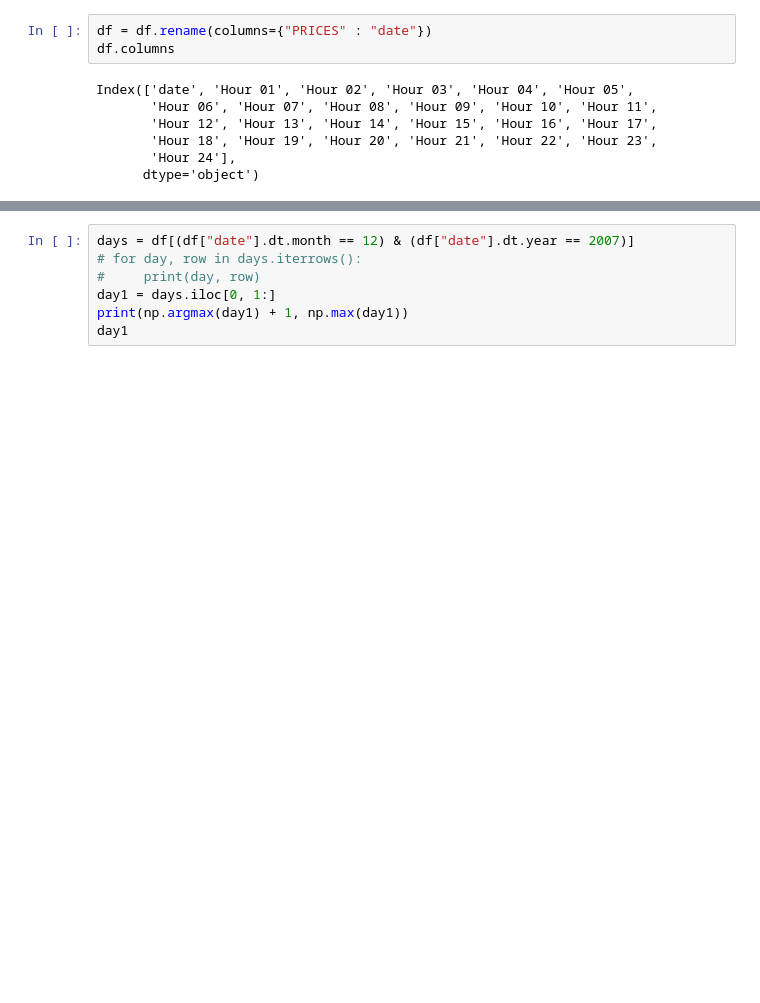
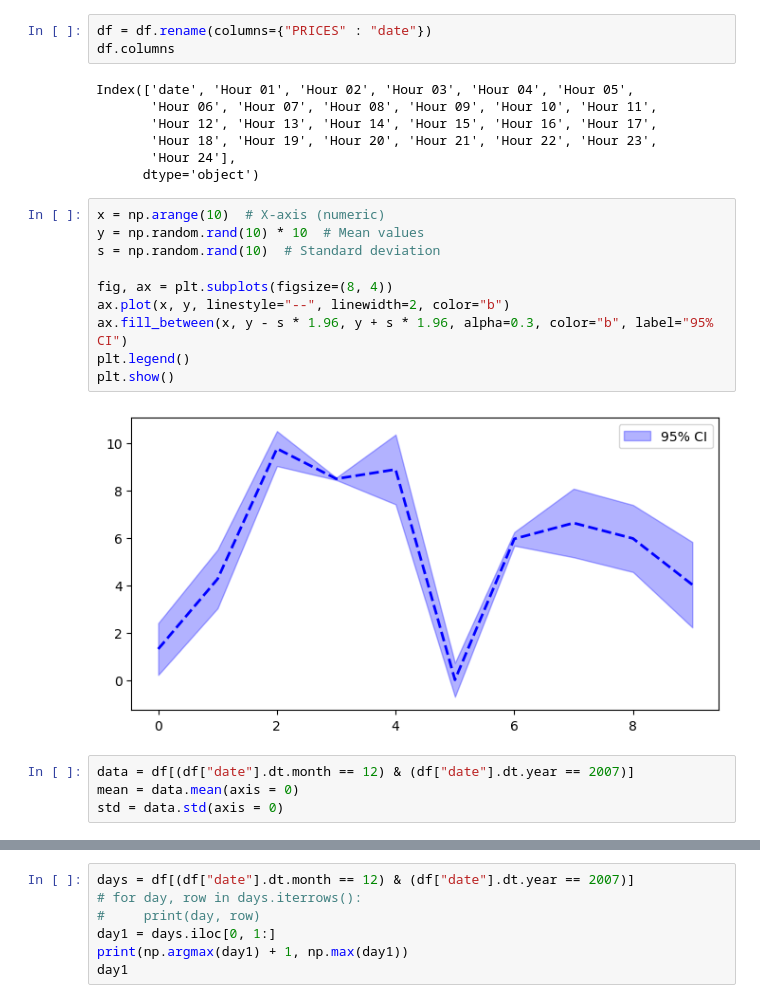
Before and after one commit to sebasaguerre/Electricity-Grid-Optimization-with-RL-, a Jupyter notebook: seb_heuristic_basic.ipynb, the cells around one changed output, grey strips where cells are left out. Cells and saved outputs as stored; diff of their text form; blank space fills up the shorter version.

```diff
--- a/seb_heuristic_basic.ipynb
+++ b/seb_heuristic_basic.ipynb
@@ -24,3 +25,19 @@ Index(['date', 'Hour 01', 'Hour 02', 'Hour 03', 'Hour 04', 'Hour 05',
        'Hour 18', 'Hour 19', 'Hour 20', 'Hour 21', 'Hour 22', 'Hour 23',
        'Hour 24'],
       dtype='object')
+# %%
+x = np.arange(10)  # X-axis (numeric)
+y = np.random.rand(10) * 10  # Mean values
+s = np.random.rand(10)  # Standard deviation
+
+fig, ax = plt.subplots(figsize=(8, 4))
+ax.plot(x, y, linestyle="--", linewidth=2, color="b")
+ax.fill_between(x, y - s * 1.96, y + s * 1.96, alpha=0.3, color="b", label="95% CI")
+plt.legend()
+plt.show()
+# %% [output]
+[figure, added]
+# %%
+data = df[(df["date"].dt.month == 12) & (df["date"].dt.year == 2007)]
+mean = data.mean(axis = 0)
+std = data.std(axis = 0)
```
Also changed, not shown: parts of 10 cells of this notebook.
